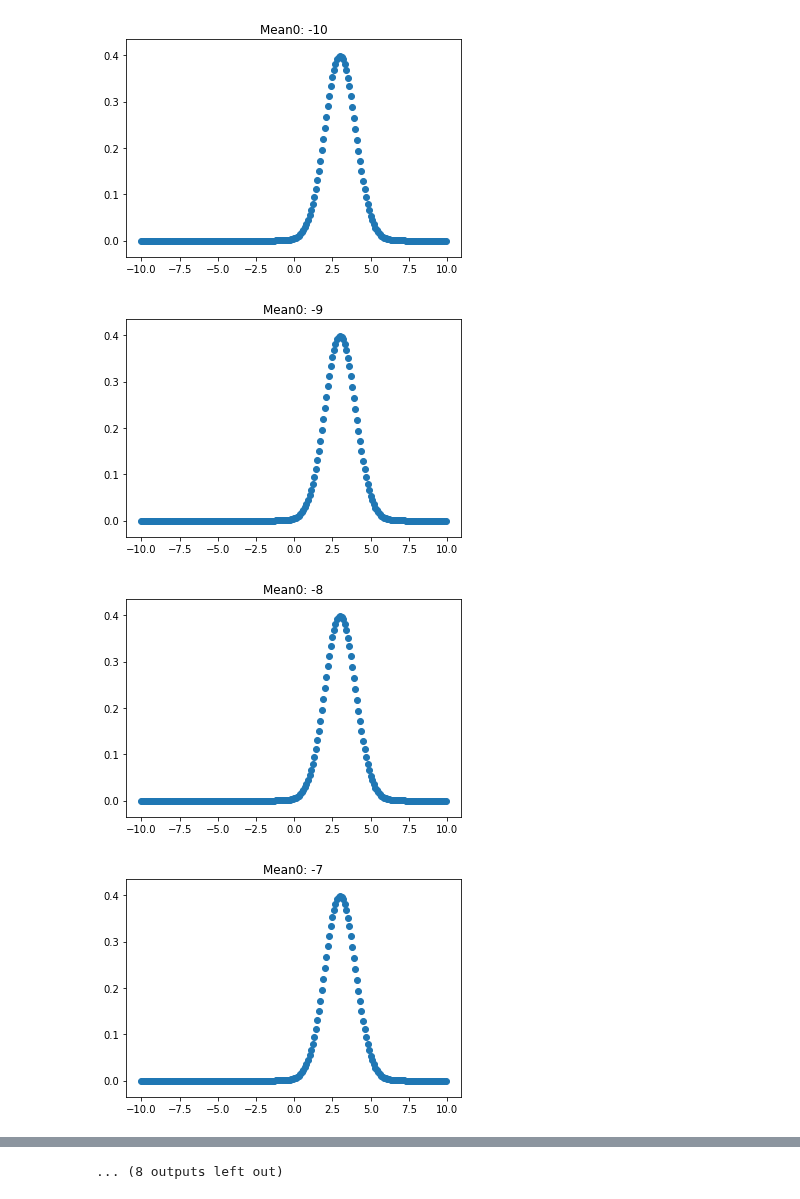
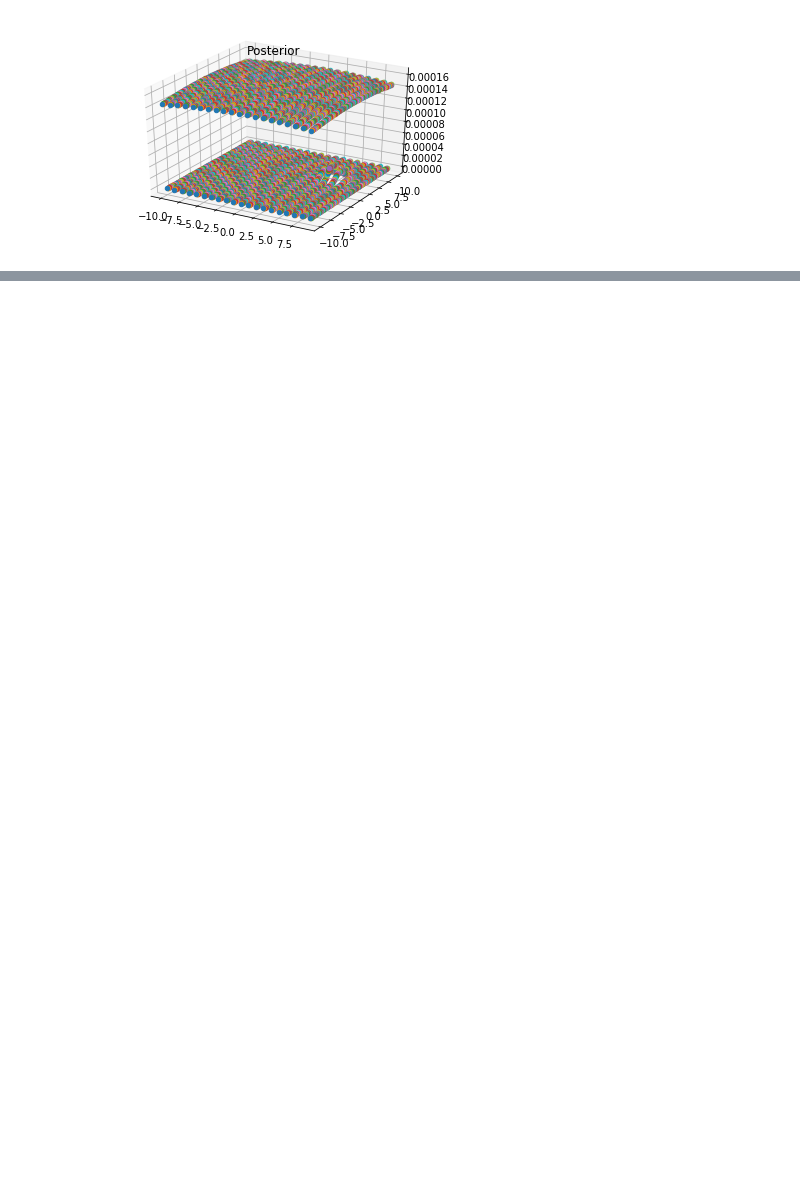
Before and after one commit to demetriushrowland/machine_learning, a Jupyter notebook: bayesian_linear_regression.ipynb, the cells around one changed output, grey strips where cells are left out. Drawn from its saved outputs; the diff is of its cells as text; code cells hidden in the pictures; blank space fills up the shorter version.

Commit message:
Changes bayesian_linear_regression to 3d plots

```diff
--- a/bayesian_linear_regression.ipynb
+++ b/bayesian_linear_regression.ipynb
@@ -1,10 +1,14 @@
 # %%
 import numpy as np
 import numpy.linalg as la
+from scipy.integrate import dblquad
 import matplotlib.pyplot as plt
-from scipy.integrate import quad
+from mpl_toolkits.mplot3d import Axes3D
+fig = plt.figure()
+ax = fig.add_subplot(111, projection='3d')
 PI = np.pi
 norm = 0
+
 
 def compute_pseudoinverse (X):
     ''' Computes the pseudoinverse required for computing the weight densities.'''
@@ -46,44 +50,50 @@ def prior (mean):
     exponential = np.exp (-.5*np.dot((mean).T, np.dot (la.inv (covariance_matrix), mean)))
     return coefficient * exponential
 
 def posterior (data, mean):
     ''' Using Bayes Theorem, computes the posterior distribution for the mean,
     by multiplying the likelihood and prior and normalizing.'''
 
-    def function (x):
-        x = np.array([mean[0],x])
-        return likelihood (data, x) * prior (x)
+    def function (x, y):
+        return likelihood (data, np.array([x,y])) * prior (np.array([x,y]))
+    def gfun(x):
+        return -100
+    def hfun(x):
+        return 100
 
-    norm = 1 / quad (function, -10, 10)[0]
+    #norm = 1 / dblquad (function, -100, 100, gfun, hfun)[0]
 
-    return norm * likelihood (data, mean) * prior (mean)
+    return 1 * likelihood (data, mean) * prior (mean)
 
 def main ():
     ''' Lets x be uniformly distributed on [-10, 10], computes y = 5 + 3x, and generates
     a data set with features and target values. Uses Bayes Theorem to compute the appropriate
     mean for the weights. Plots the posterior mean densities.'''
 
     inputs = np.array([[1, np.random.uniform(-10, 10)] for time in range (100)])
     outputs = np.array([np.dot ([5, 3], x) for x in inputs])
     data = {'inputs': inputs, 'outputs': outputs}
 
     means0 = np.arange (-10, 10, 1)
     means1 = np.arange (-10, 10, .1)
 
     for mean0 in means0:
-        probability = []
         for mean1 in means1:
-            probability.append (posterior (data, np.array([mean0,mean1])))
-        plt.scatter (means1, probability)
-        plt.title ('Mean0: '+str(mean0))
-        plt.show()
+            mean = np.array([mean0, mean1])
+            ax.scatter(mean0, mean1, prior(mean))
+
+    ax.set_title('Prior')
+
+    for mean0 in means0:
+        for mean1 in means1:
+            mean = np.array([mean0,mean1])
+            ax.scatter(mean0, mean1, posterior(data,mean))
+    ax.set_title('Posterior')
+    plt.show()
 
 
     return
 
 main()
 # %% [output]
-[figure, old version]
+[figure, new version]
-[figure, removed]
-[figure, removed]
-[figure, removed]
@@ -98 +99,0 @@ main()
-... (8 outputs left out)
```
Also changed, not shown: parts of 1 cell of this notebook.
